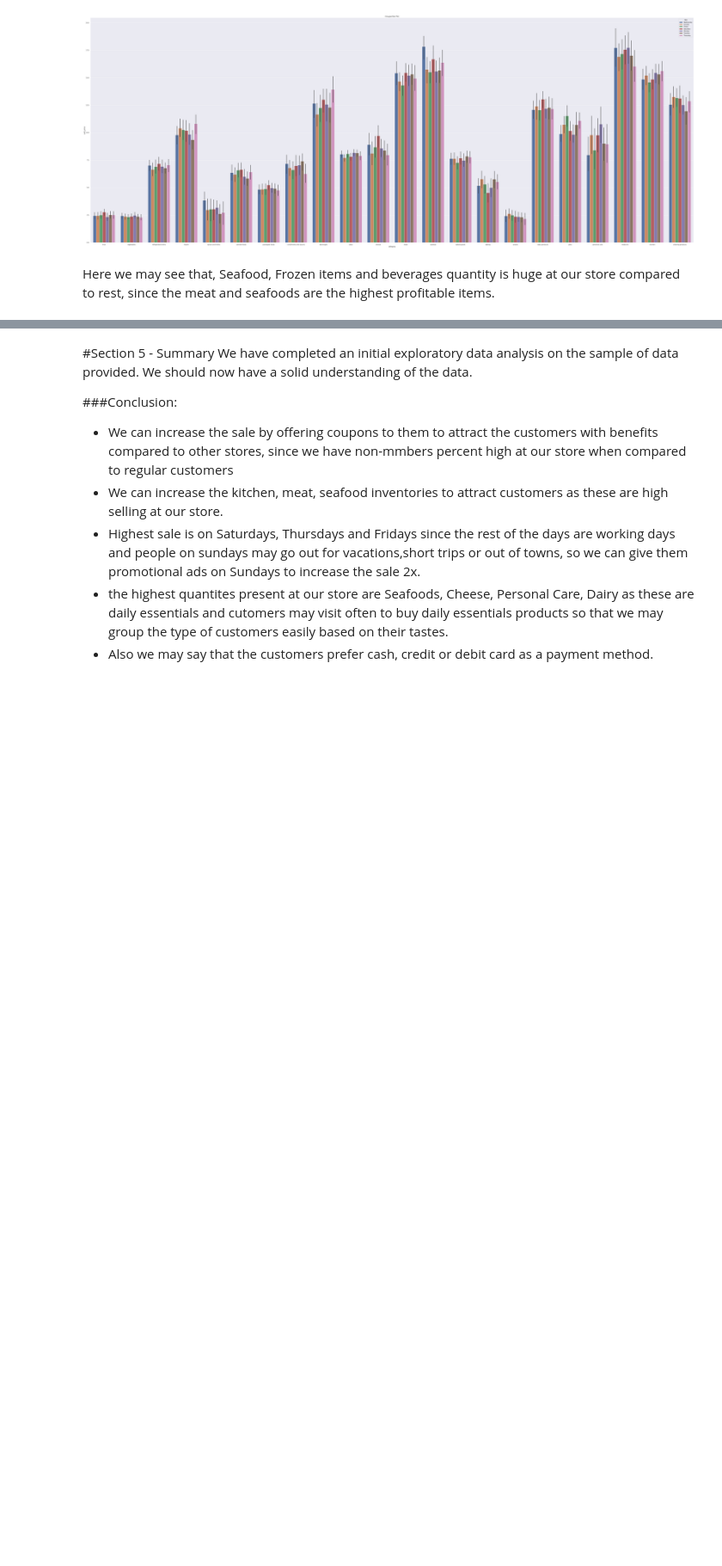
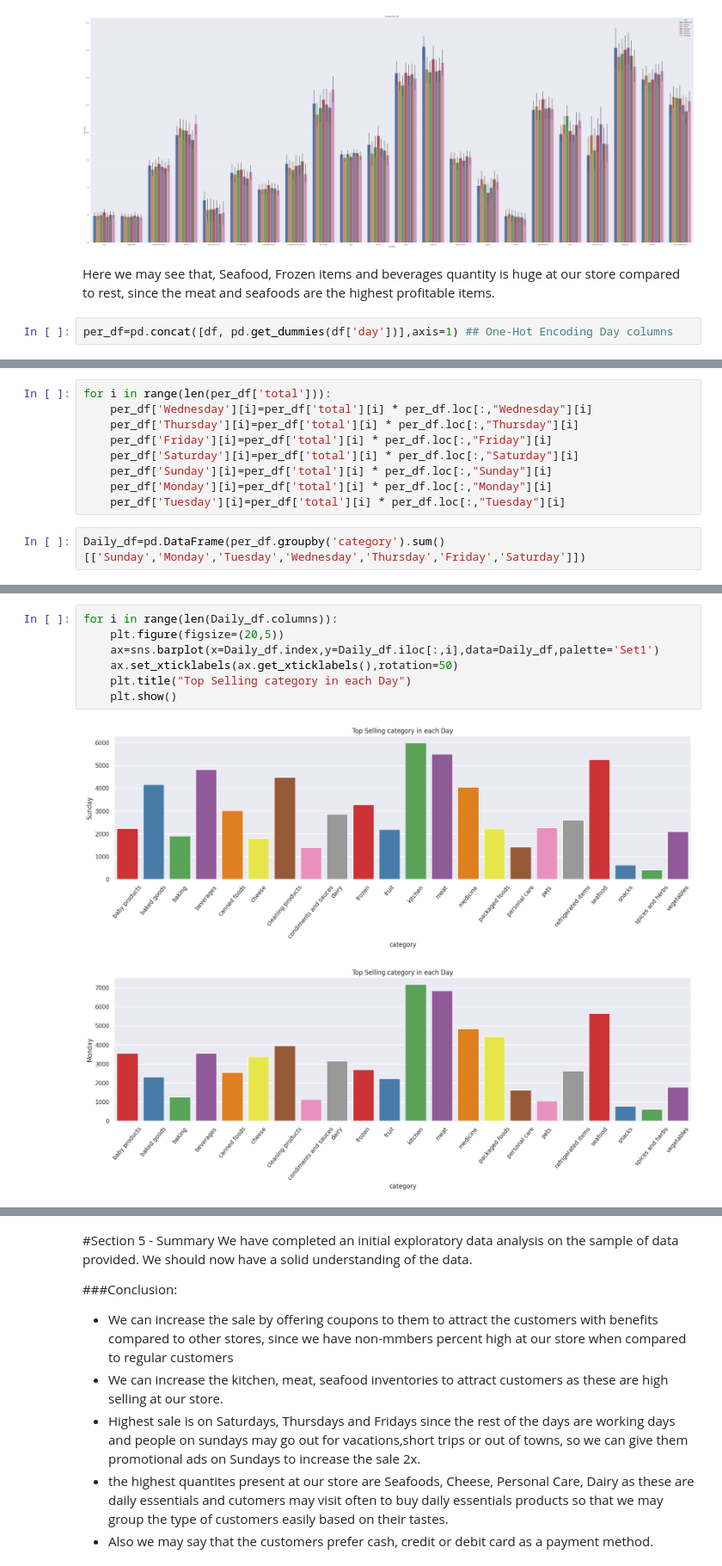
Before and after one commit to ayeshafirdose31/Cognizant_AI, a Jupyter notebook: Cognizant_Task_1.ipynb, the cells around one changed output, grey strips where cells are left out. Shown at 86% size. Cells and saved outputs as stored; diff of their text form; blank space fills up the shorter version.

```diff
--- a/Cognizant_Task_1.ipynb
+++ b/Cognizant_Task_1.ipynb
@@ -372,3 +372,5 @@ plt.show()
 [figure]
 # %% [markdown]
 Here we may see that, Seafood, Frozen items and beverages quantity is huge at our store compared to rest, since the meat and seafoods are the highest profitable items.
+# %%
+per_df=pd.concat([df, pd.get_dummies(df['day'])],axis=1) ## One-Hot Encoding Day columns
@@ -374,0 +386,11 @@ Here we may see that, Seafood, Frozen items and beverages quantity is huge at ou
+# %%
+for i in range(len(per_df['total'])):
+    per_df['Wednesday'][i]=per_df['total'][i] * per_df.loc[:,"Wednesday"][i]
+    per_df['Thursday'][i]=per_df['total'][i] * per_df.loc[:,"Thursday"][i]
+    per_df['Friday'][i]=per_df['total'][i] * per_df.loc[:,"Friday"][i]
+    per_df['Saturday'][i]=per_df['total'][i] * per_df.loc[:,"Saturday"][i]
+    per_df['Sunday'][i]=per_df['total'][i] * per_df.loc[:,"Sunday"][i]
+    per_df['Monday'][i]=per_df['total'][i] * per_df.loc[:,"Monday"][i]
+    per_df['Tuesday'][i]=per_df['total'][i] * per_df.loc[:,"Tuesday"][i]
+# %%
+Daily_df=pd.DataFrame(per_df.groupby('category').sum()[['Sunday','Monday','Tuesday','Wednesday','Thursday','Friday','Saturday']])
@@ -374,0 +418,10 @@ Here we may see that, Seafood, Frozen items and beverages quantity is huge at ou
+# %%
+for i in range(len(Daily_df.columns)):
+    plt.figure(figsize=(20,5))
+    ax=sns.barplot(x=Daily_df.index,y=Daily_df.iloc[:,i],data=Daily_df,palette='Set1')
+    ax.set_xticklabels(ax.get_xticklabels(),rotation=50)
+    plt.title("Top Selling category in each Day")
+    plt.show()
+# %% [output]
+[figure, added]
+[figure, added]
```
Also changed, not shown: parts of 3 cells of this notebook.
